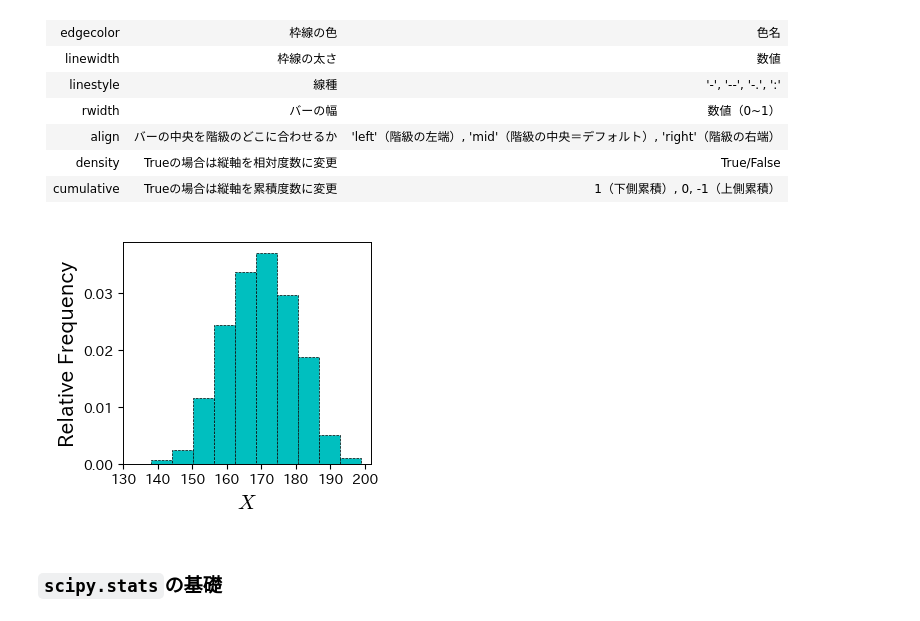
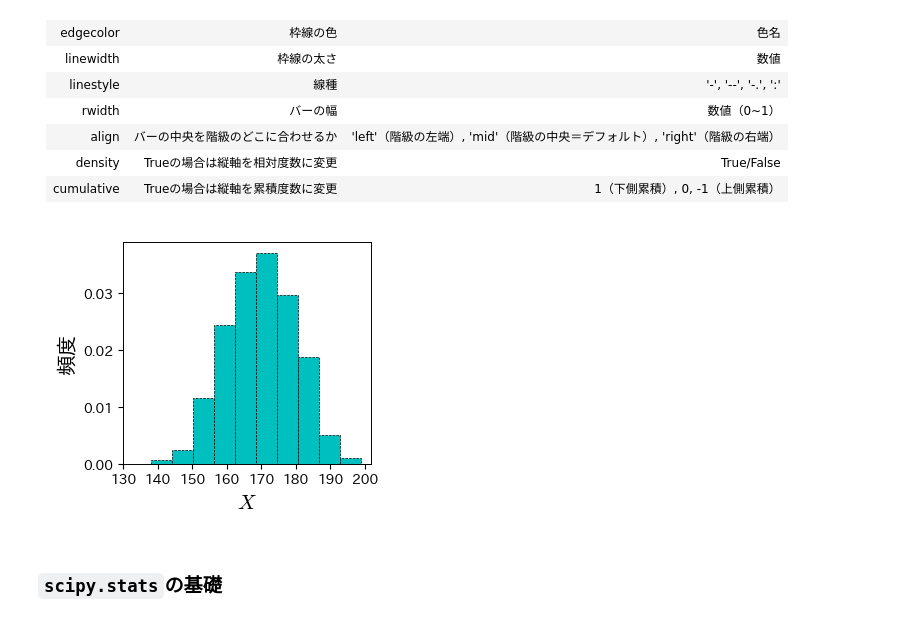
Before and after one commit to tnarizuka/modeling_simulation, a Jupyter notebook: _build/jupyter_execute/chap_2/2_environment.ipynb, the cells around one changed output. Cells and saved outputs as stored; diff of their text form; code cells hidden in the pictures.

```diff
--- a/_build/jupyter_execute/chap_2/2_environment.ipynb
+++ b/_build/jupyter_execute/chap_2/2_environment.ipynb
@@ -9,8 +9,7 @@ import scipy as sp
 from scipy.optimize import curve_fit
 from scipy.stats import bernoulli, norm, poisson, expon
 
-# 日本語フォントの設定（Mac:'Hiragino Sans', Windows:'MS Gothic'）
-plt.rcParams['font.family'] = 'Hiragino Sans'
+import japanize_matplotlib
 # %% [markdown]
 ## プログラミング環境の構築
 # %% [markdown]
@@ -171,4 +186,4 @@ Matplotlibは標準で日本語に対応していないので，ここでは日
 Macの場合は`'Hiragino Sans'`を指定する．
 # %%
 import matplotlib.pyplot as plt
-plt.rcParams['font.family'] = 'Hiragino Sans'
+plt.rcParams['font.family'] = 'MS Gothic'
@@ -384,26 +383,26 @@ df
 # %%
 # データの作成
 np.random.seed(20)
 data = np.random.normal(170, 10, 1000)
 
 fig, ax = plt.subplots()
 ret = ax.hist(data,
               bins=10,
               # bins=[-4, -3, -2, -1, 0, 1, 2, 3, 4], # 階級の左端の値を指定する場合
               histtype='bar',  # ヒストグラムのスタイルを棒グラフに
               color='c',       # バーの色をシアンに
               edgecolor='k',   # バーの枠線の色を黒に
               linewidth=0.5,   # バーの枠線の太さを1に
               linestyle='--',  # 枠線を点線に
               density=True     # 縦軸を相対度数に
               )
 
 # 軸のラベル
 ax.set_xlabel('$X$', fontsize=15)
-ax.set_ylabel('Relative Frequency', fontsize=15)
+ax.set_ylabel('頻度', fontsize=15)
 ax.set_xticks(np.arange(130, 210, 10));
 # %% [output]
-[figure, old version]
+[figure, new version]
 # %% [markdown]
 ### `scipy.stats`の基礎
 # %% [markdown]
```
Also changed, not shown: parts of 9 cells of this notebook, 28 other files.
